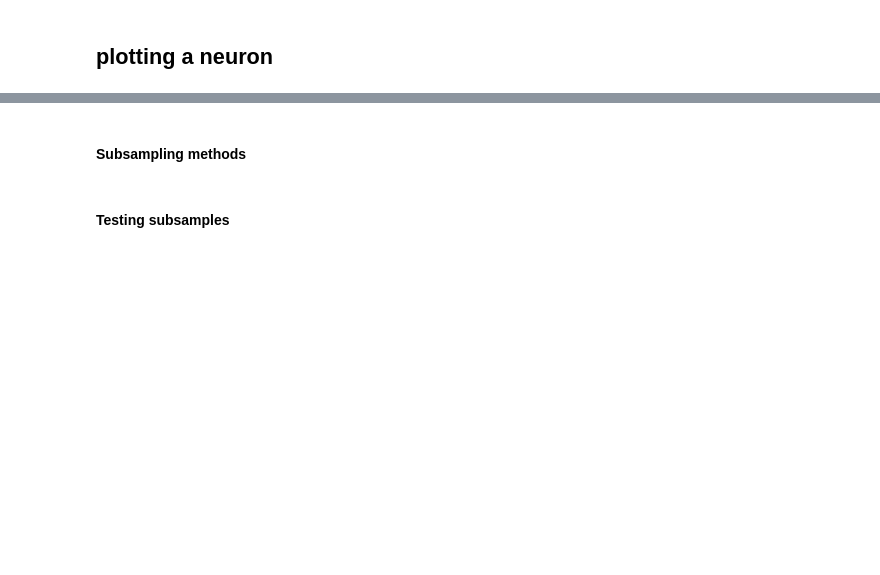
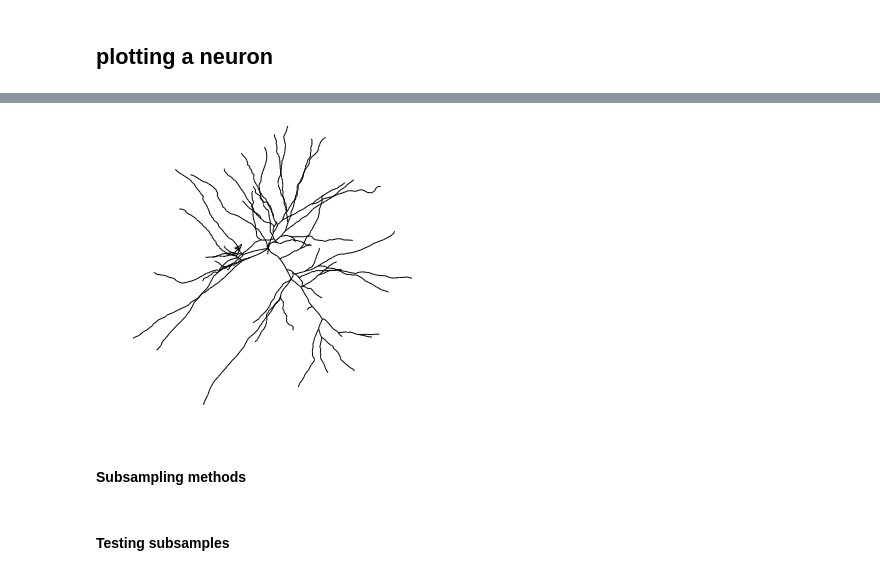
Before and after one commit to RoozbehFarhoodi/McNeuron, a Jupyter notebook: HG-GAN-Geometry.ipynb, the cells around one changed output, grey strips where cells are left out. Drawn from its saved outputs; the diff is of its cells as text; code cells hidden in the pictures; blank space fills up the shorter version.

```diff
--- a/HG-GAN-Geometry.ipynb
+++ b/HG-GAN-Geometry.ipynb
@@ -18,3 +46,7 @@ from numpy import linalg as LA
+# %%
+McNeuron.visualize.plot_2D(neuron ,size = 4)
+# %% [output]
+[figure, added]
 # %% [markdown]
 #### Subsampling methods
 # %%
```
Also changed, not shown: parts of 12 cells of this notebook, 2 other files.
